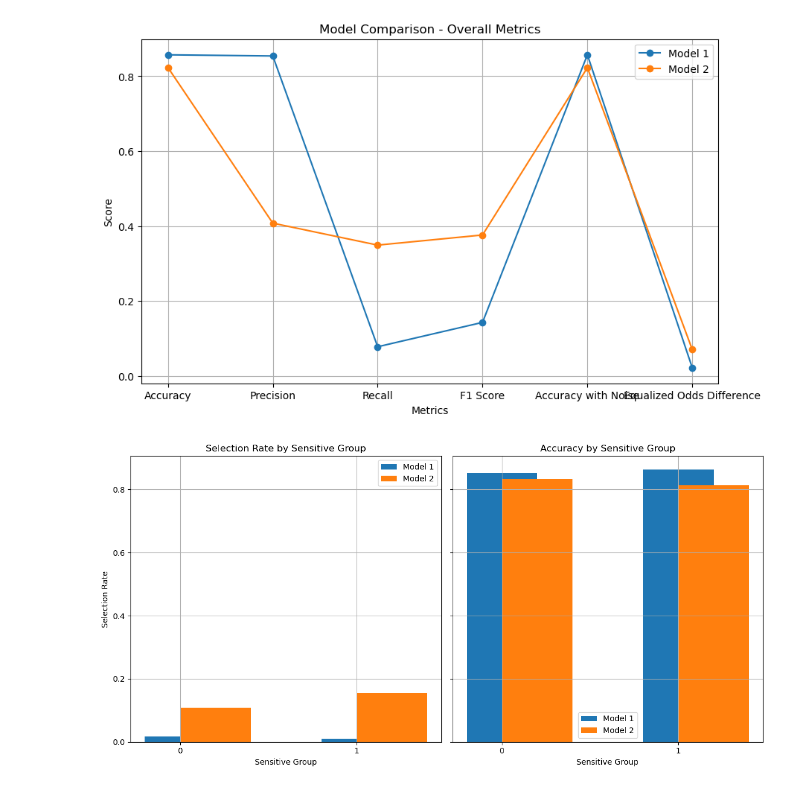
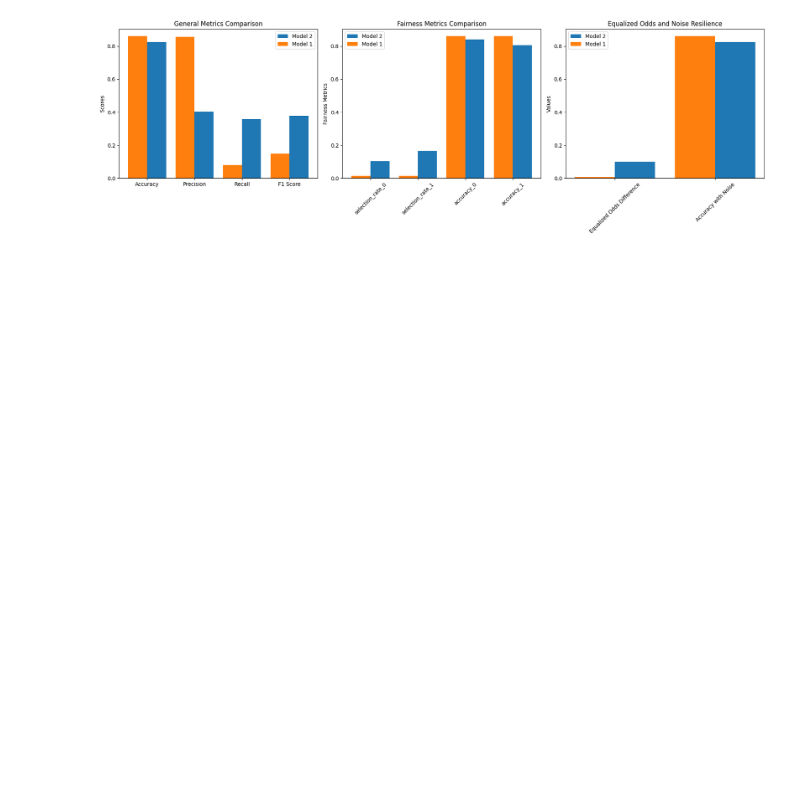
Before and after one commit to D4vidHuang/SET4AI_Part2, a Jupyter notebook: testing/mentioned_tests.ipynb, the cells around one changed output. Drawn from its saved outputs; the diff is of its cells as text; code cells hidden in the pictures; blank space fills up the shorter version.

```diff
--- a/testing/mentioned_tests.ipynb
+++ b/testing/mentioned_tests.ipynb
@@ -145,60 +217,37 @@ Accuracy with Noise: 0.8226538461538462
 # %%
-import matplotlib.pyplot as plt
-import pandas as pd
 
-# Data for visualization
-model_results = {
-    'Metrics': ['Accuracy', 'Precision', 'Recall', 'F1 Score', 'Accuracy with Noise', 'Equalized Odds Difference'],
-    'Model 1': [0.8571, 0.8540, 0.0781, 0.1431, 0.8571, 0.0222],
-    'Model 2': [0.8232, 0.4079, 0.3493, 0.3763, 0.8227, 0.0708],
-}
+fig, axes = plt.subplots(1, 3, figsize=(18, 6))
 
-fairness_metrics = {
-    'Sensitive Group': ['0', '1'],
-    'Model 1 Selection Rate': [0.0167, 0.0111],
-    'Model 1 Accuracy': [0.8520, 0.8626],
-    'Model 2 Selection Rate': [0.1083, 0.1544],
-    'Model 2 Accuracy': [0.8331, 0.8127],
-}
+x_general = np.arange(len(general_metrics))
+axes[0].bar(x_general + 0.2, values_model_2, width=0.4, label="Model 2")
+axes[0].bar(x_general - 0.2, values_model_1, width=0.4, label="Model 1")
 
-# Convert to DataFrame
-df_results = pd.DataFrame(model_results)
-df_fairness = pd.DataFrame(fairness_metrics)
+axes[0].set_xticks(x_general)
+axes[0].set_xticklabels(general_metrics)
+axes[0].set_ylabel("Scores")
+axes[0].set_title("General Metrics Comparison")
+axes[0].legend()
 
-# Plot overall metrics comparison
-plt.figure(figsize=(10, 6))
-for model in ['Model 1', 'Model 2']:
-    plt.plot(df_results['Metrics'], df_results[model], marker='o', label=model)
+x_fairness = np.arange(len(fairness_metrics))
+axes[1].bar(x_fairness + 0.2, fairness_values_model_2, width=0.4, label="Model 2")
+axes[1].bar(x_fairness - 0.2, fairness_values_model_1, width=0.4, label="Model 1")
 
-plt.title('Model Comparison - Overall Metrics')
-plt.ylabel('Score')
-plt.xlabel('Metrics')
-plt.legend()
-plt.grid(True)
-plt.show()
+axes[1].set_xticks(x_fairness)
+axes[1].set_xticklabels(fairness_metrics, rotation=45)
+axes[1].set_ylabel("Fairness Metrics")
+axes[1].set_title("Fairness Metrics Comparison")
+axes[1].legend()
 
-# Plot fairness metrics by sensitive feature
-fig, axes = plt.subplots(1, 2, figsize=(12, 6), sharey=True)
-
-# Selection Rate
-axes[0].bar(df_fairness['Sensitive Group'], df_fairness['Model 1 Selection Rate'], width=0.4, label='Model 1', align='center')
-axes[0].bar(df_fairness['Sensitive Group'], df_fairness['Model 2 Selection Rate'], width=0.4, label='Model 2', align='edge')
-axes[0].set_title('Selection Rate by Sensitive Group')
-axes[0].set_xlabel('Sensitive Group')
-axes[0].set_ylabel('Selection Rate')
-axes[0].legend()
-axes[0].grid(True)
-
-# Accuracy
-axes[1].bar(df_fairness['Sensitive Group'], df_fairness['Model 1 Accuracy'], width=0.4, label='Model 1', align='center')
-axes[1].bar(df_fairness['Sensitive Group'], df_fairness['Model 2 Accuracy'], width=0.4, label='Model 2', align='edge')
-axes[1].set_title('Accuracy by Sensitive Group')
-axes[1].set_xlabel('Sensitive Group')
-axes[1].legend()
-axes[1].grid(True)
+x_specific = np.arange(len(specific_metrics))
+axes[2].bar(x_specific + 0.2, specific_values_model_2, width=0.4,  label="Model 2")
+axes[2].bar(x_specific - 0.2, specific_values_model_1, width=0.4,  label="Model 1")
+axes[2].set_xticks(x_specific)
+axes[2].set_xticklabels(specific_metrics, rotation=45)
+axes[2].set_ylabel("Values")
+axes[2].set_title("Equalized Odds and Noise Resilience")
+axes[2].legend()
 
 plt.tight_layout()
 plt.show()
 # %% [output]
-[figure, old version]
+[figure, new version]
-[figure, removed]
```
Also changed, not shown: parts of 3 cells of this notebook, 2 other files.
